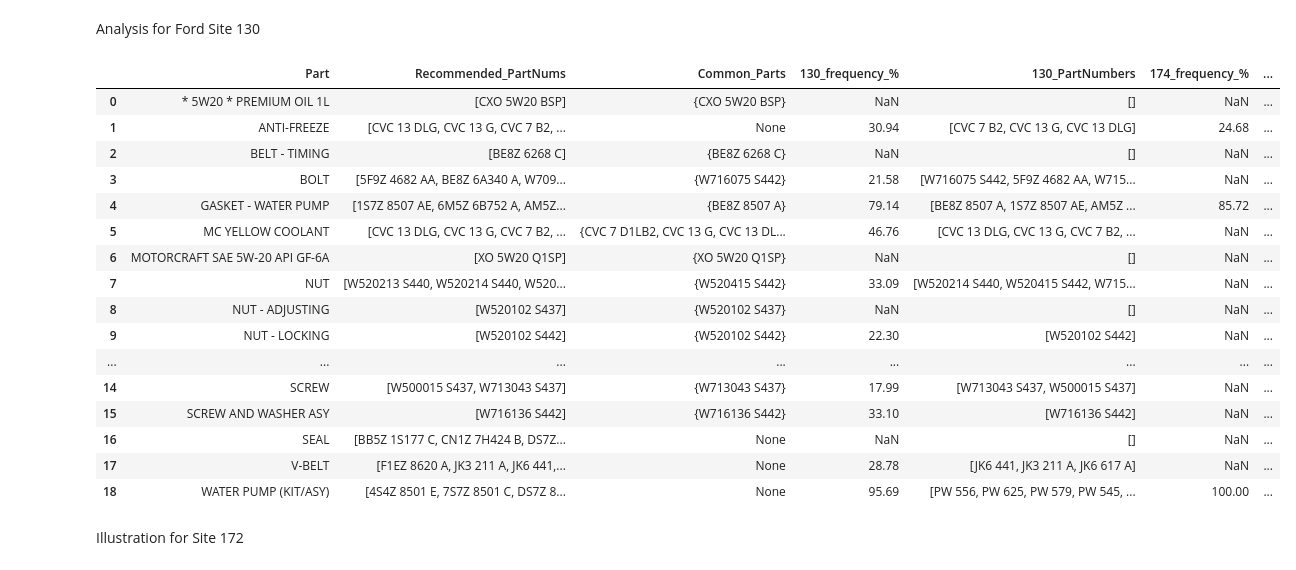
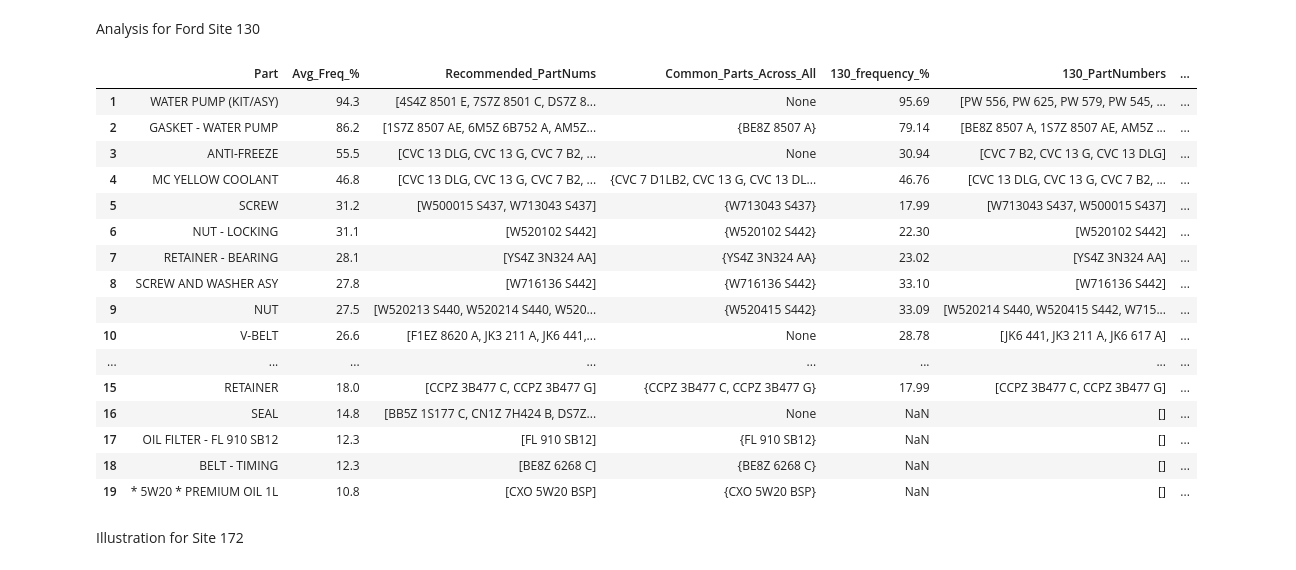
Before and after one commit to MeliPax/SPG, a Jupyter notebook: research/SPG_single_model_analysis.ipynb, the cells around one changed output. Saved outputs shown, nothing was run; the diff lists cells and outputs as text; code cells hidden in the pictures.

Commit message:
Added Average Freq_% tot eh final dataset. Working on spliting OME and none_OEM part Number recos

```diff
--- a/research/SPG_single_model_analysis.ipynb
+++ b/research/SPG_single_model_analysis.ipynb
@@ -1380,33 +1549,33 @@ def compare_site_list_side_by_side(list_of_sites, perc_thresh=10):
 # %%
 
 data = {
     "130": results130_water_pump,
     "174": results172_water_pump,
     "114": results114_water_pump,
     "129": results129_water_pump,
     "168": results168_water_pump
 }
 
 
-compare_site_list_side_by_side(data)
+compare_recommended_partLists_side_by_side(data)
 # %% [output]
-|  | Part | Recommended_PartNums | Common_Parts | 130_frequency_% | 130_PartNumbers | 174_frequency_% | ... |
-| 0 | * 5W20 * PREMIUM OIL 1L | [CXO 5W20 BSP] | {CXO 5W20 BSP} | NaN | [] | NaN | ... |
-| 1 | ANTI-FREEZE | [CVC 13 DLG, CVC 13 G, CVC 7 B2, ... | None | 30.94 | [CVC 7 B2, CVC 13 G, CVC 13 DLG] | 24.68 | ... |
-| 2 | BELT - TIMING | [BE8Z 6268 C] | {BE8Z 6268 C} | NaN | [] | NaN | ... |
-| 3 | BOLT | [5F9Z 4682 AA, BE8Z 6A340 A, W709... | {W716075 S442} | 21.58 | [W716075 S442, 5F9Z 4682 AA, W715... | NaN | ... |
-| 4 | GASKET - WATER PUMP | [1S7Z 8507 AE, 6M5Z 6B752 A, AM5Z... | {BE8Z 8507 A} | 79.14 | [BE8Z 8507 A, 1S7Z 8507 AE, AM5Z ... | 85.72 | ... |
-| 5 | MC YELLOW COOLANT | [CVC 13 DLG, CVC 13 G, CVC 7 B2, ... | {CVC 7 D1LB2, CVC 13 G, CVC 13 DL... | 46.76 | [CVC 13 DLG, CVC 13 G, CVC 7 B2, ... | NaN | ... |
-| 6 | MOTORCRAFT SAE 5W-20 API GF-6A | [XO 5W20 Q1SP] | {XO 5W20 Q1SP} | NaN | [] | NaN | ... |
-| 7 | NUT | [W520213 S440, W520214 S440, W520... | {W520415 S442} | 33.09 | [W520214 S440, W520415 S442, W715... | NaN | ... |
-| 8 | NUT - ADJUSTING | [W520102 S437] | {W520102 S437} | NaN | [] | NaN | ... |
-| 9 | NUT - LOCKING | [W520102 S442] | {W520102 S442} | 22.30 | [W520102 S442] | NaN | ... |
+|  | Part | Avg_Freq_% | Recommended_PartNums | Common_Parts_Across_All | 130_frequency_% | 130_PartNumbers | ... |
+| 1 | WATER PUMP (KIT/ASY) | 94.3 | [4S4Z 8501 E, 7S7Z 8501 C, DS7Z 8... | None | 95.69 | [PW 556, PW 625, PW 579, PW 545, ... | ... |
+| 2 | GASKET - WATER PUMP | 86.2 | [1S7Z 8507 AE, 6M5Z 6B752 A, AM5Z... | {BE8Z 8507 A} | 79.14 | [BE8Z 8507 A, 1S7Z 8507 AE, AM5Z ... | ... |
+| 3 | ANTI-FREEZE | 55.5 | [CVC 13 DLG, CVC 13 G, CVC 7 B2, ... | None | 30.94 | [CVC 7 B2, CVC 13 G, CVC 13 DLG] | ... |
+| 4 | MC YELLOW COOLANT | 46.8 | [CVC 13 DLG, CVC 13 G, CVC 7 B2, ... | {CVC 7 D1LB2, CVC 13 G, CVC 13 DL... | 46.76 | [CVC 13 DLG, CVC 13 G, CVC 7 B2, ... | ... |
+| 5 | SCREW | 31.2 | [W500015 S437, W713043 S437] | {W713043 S437} | 17.99 | [W713043 S437, W500015 S437] | ... |
+| 6 | NUT - LOCKING | 31.1 | [W520102 S442] | {W520102 S442} | 22.30 | [W520102 S442] | ... |
+| 7 | RETAINER - BEARING | 28.1 | [YS4Z 3N324 AA] | {YS4Z 3N324 AA} | 23.02 | [YS4Z 3N324 AA] | ... |
+| 8 | SCREW AND WASHER ASY | 27.8 | [W716136 S442] | {W716136 S442} | 33.10 | [W716136 S442] | ... |
+| 9 | NUT | 27.5 | [W520213 S440, W520214 S440, W520... | {W520415 S442} | 33.09 | [W520214 S440, W520415 S442, W715... | ... |
+| 10 | V-BELT | 26.6 | [F1EZ 8620 A, JK3 211 A, JK6 441,... | None | 28.78 | [JK6 441, JK3 211 A, JK6 617 A] | ... |
 | ... | ... | ... | ... | ... | ... | ... | ... |
-| 14 | SCREW | [W500015 S437, W713043 S437] | {W713043 S437} | 17.99 | [W713043 S437, W500015 S437] | NaN | ... |
-| 15 | SCREW AND WASHER ASY | [W716136 S442] | {W716136 S442} | 33.10 | [W716136 S442] | NaN | ... |
-| 16 | SEAL | [BB5Z 1S177 C, CN1Z 7H424 B, DS7Z... | None | NaN | [] | NaN | ... |
-| 17 | V-BELT | [F1EZ 8620 A, JK3 211 A, JK6 441,... | None | 28.78 | [JK6 441, JK3 211 A, JK6 617 A] | NaN | ... |
-| 18 | WATER PUMP (KIT/ASY) | [4S4Z 8501 E, 7S7Z 8501 C, DS7Z 8... | None | 95.69 | [PW 556, PW 625, PW 579, PW 545, ... | 100.00 | ... |
+| 15 | RETAINER | 18.0 | [CCPZ 3B477 C, CCPZ 3B477 G] | {CCPZ 3B477 C, CCPZ 3B477 G} | 17.99 | [CCPZ 3B477 C, CCPZ 3B477 G] | ... |
+| 16 | SEAL | 14.8 | [BB5Z 1S177 C, CN1Z 7H424 B, DS7Z... | None | NaN | [] | ... |
+| 17 | OIL FILTER - FL 910 SB12 | 12.3 | [FL 910 SB12] | {FL 910 SB12} | NaN | [] | ... |
+| 18 | BELT - TIMING | 12.3 | [BE8Z 6268 C] | {BE8Z 6268 C} | NaN | [] | ... |
+| 19 | * 5W20 * PREMIUM OIL 1L | 10.8 | [CXO 5W20 BSP] | {CXO 5W20 BSP} | NaN | [] | ... |
 # %%
 # a = pd.DataFrame({"fldPartNumber":[1,2,3,4,5,6,7]})
 
```
Also changed, not shown: parts of 2 cells of this notebook.
